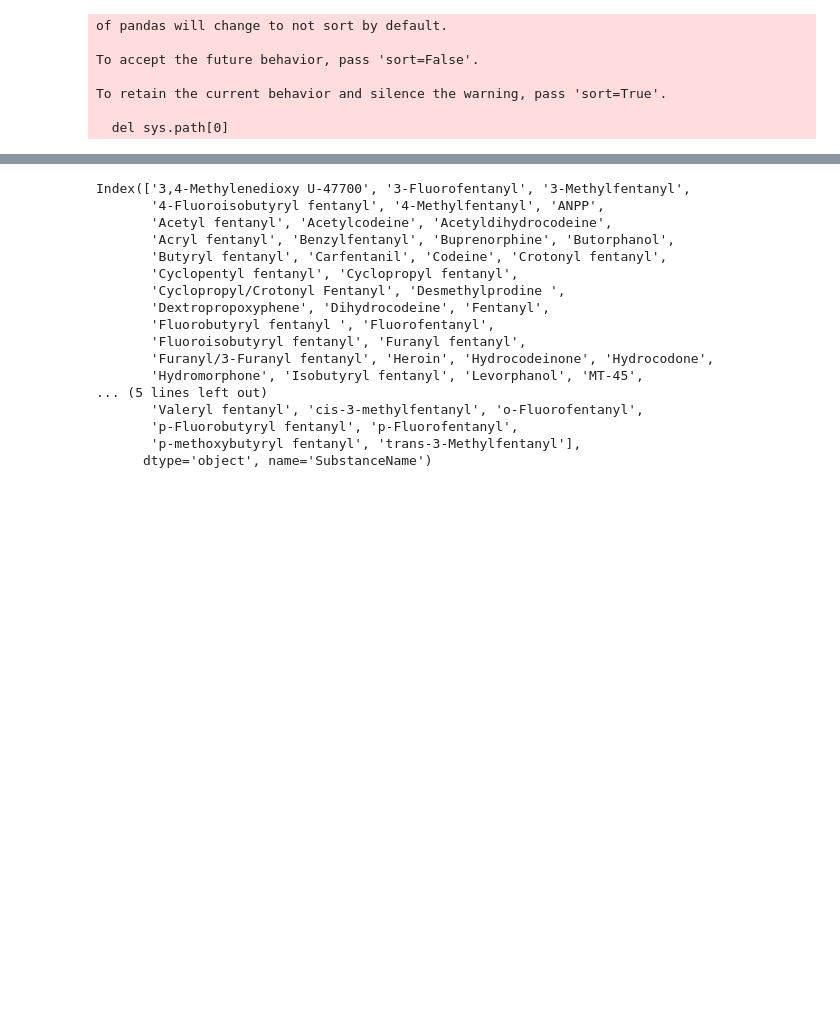
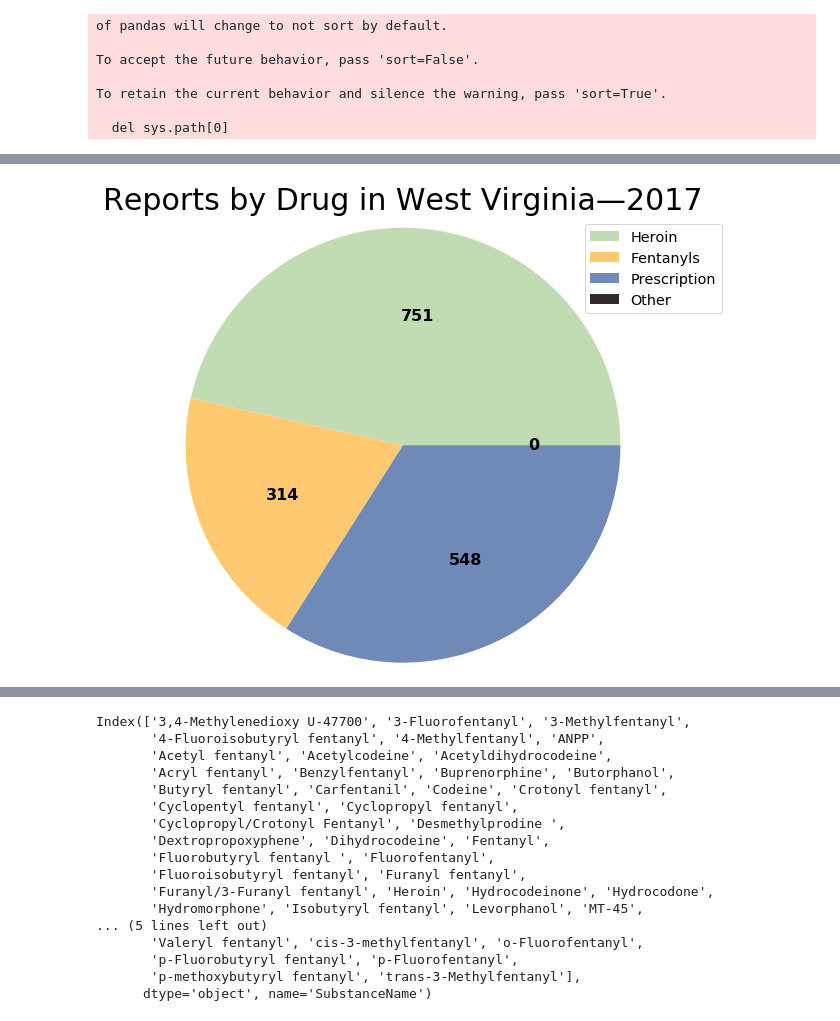
Before and after one commit to nelsonnn/opioids, a Jupyter notebook: Folium.ipynb, the cells around one changed output, grey strips where cells are left out. Saved outputs shown, nothing was run; the diff lists cells and outputs as text; code cells hidden in the pictures; blank space fills up the shorter version.

Commit message:
Updated Folium notebook with piecharts and added reports by drug pie charts

```diff
--- a/Folium.ipynb
+++ b/Folium.ipynb
@@ -56,3 +126,40 @@ To retain the current behavior and silence the warning, pass 'sort=True'.
+# %%
+%matplotlib inline
+#inputs:
+#state="OH",ect.
+#year=2013-2017
+def CreatePieChart(state,year,filename=None):
+    if (state == 'KY'):
+        STATE = 'Kentucky'
+    elif (state == 'OH'):
+        STATE = "Ohio"
+    elif (state == 'PA'):
+        STATE = "Pennsylvania"
+    elif (state == 'VA'):
+        STATE = "Virginia"
+    else:
+        STATE = "West Virginia"
+    data = [int(result.Heroin[state,year,]),int(result.Fentanyls[state,year,]),int(result.Prescription[state,year]),int(result.Other[state,year])]
+    wedges, texts, autotexts = plt.pie(data,
+                 colors=["#c1dbb3","#ffc971","#6F8AB7","#32292F"],
+                 radius=2.5,
+                 autopct = lambda pct: "{0}".format(int(pct/100*np.sum(data))),
+                 )
+
+    plt.legend(['Heroin','Fentanyls','Prescription','Other'],loc='upper right', bbox_to_anchor=(2.0, 1.55,0,0), fontsize='x-large'
+    )
+    plt.title('Reports by Drug in '+STATE+'\u2014'+str(year), fontdict = {'fontsize': 30, 'verticalalignment':'top'}, pad=150)
+    plt.setp(autotexts, size=16, weight='bold')
+
+
+    if (filename):
+        plt.savefig(filename,bbox_inches='tight')
+
+    plt.show()
+
+CreatePieChart(state='WV',year=2017,filename='WV_DrugPieChart_2017.png')
+# %% [output]
+[figure, added]
 # %%
 #Inputs:
 #state='KY','WV','OH','VA', or 'PA'
```
Also changed, not shown: parts of 3 cells of this notebook, 25 other files.
